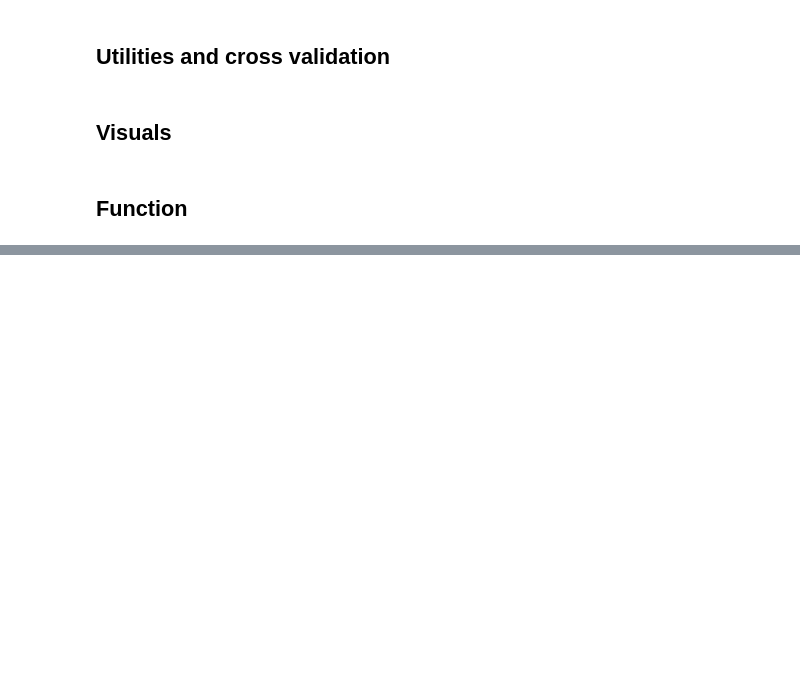
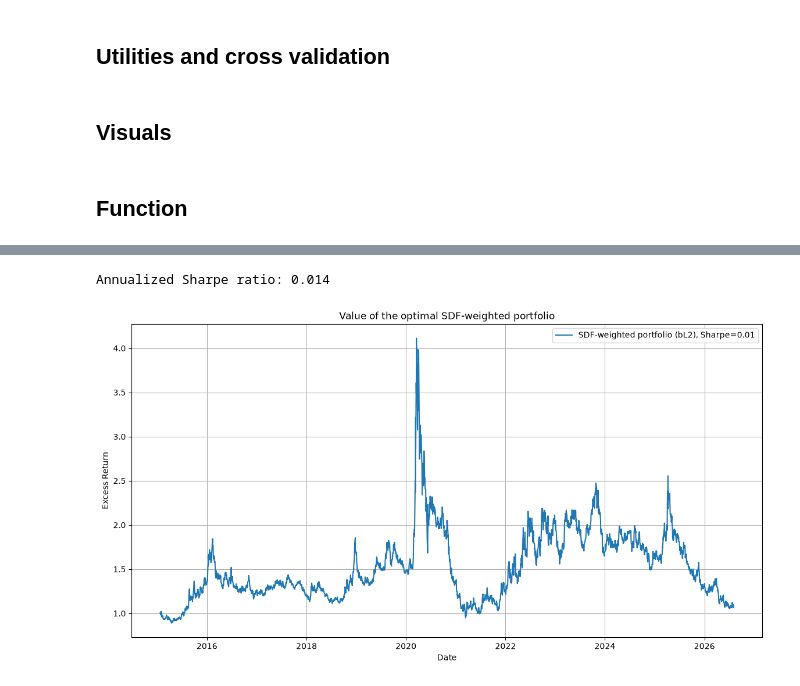
Before and after one commit to simmelholt/Overfitted_alpha, a Jupyter notebook: SCS.ipynb, the cells around one changed output, grey strips where cells are left out. Saved outputs shown, nothing was run; the diff lists cells and outputs as text; code cells hidden in the pictures; blank space fills up the shorter version.

```diff
--- a/SCS.ipynb
+++ b/SCS.ipynb
@@ -787,0 +929,25 @@ def SCS_L2est(dates, re, market, freq, anomalies, parameters):
+# %%
+bL2 = estimates['bL2']
+
+# Weighted portfolio return each day = anomaly returns × optimal SDF weights
+portfolio_returns = re.dot(bL2)
+
+# Portfolio value, starting at 1
+portfolio_value = np.exp(portfolio_returns.cumsum())
+
+# --- Sharpe ratio (volatility-adjusted return) ---
+freq = 252 # observations per year, e.g. 252 for daily
+sharpe_ratio = portfolio_returns.mean() / portfolio_returns.std() * np.sqrt(freq)
+print(f"Annualized Sharpe ratio: {sharpe_ratio:.3f}")
+
+plt.figure(figsize=(14, 7))
+plt.plot(dates, portfolio_value, label=f'SDF-weighted portfolio (bL2), Sharpe={sharpe_ratio:.2f}')
+plt.xlabel('Date')
+plt.ylabel('Excess Return')
+plt.title('Value of the optimal SDF-weighted portfolio')
+plt.grid(True)
+plt.legend()
+plt.show()
+# %% [output]
+Annualized Sharpe ratio: 0.014
+[figure, added]
```
Also changed, not shown: parts of 9 cells of this notebook.
